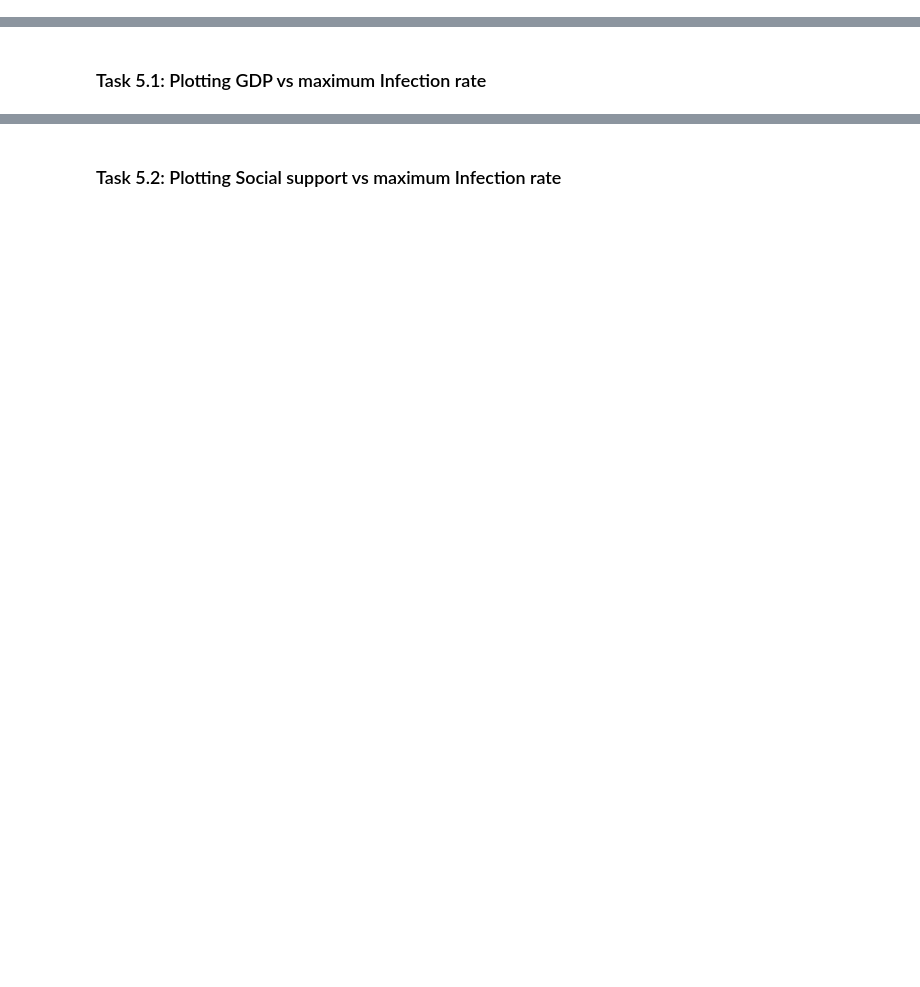
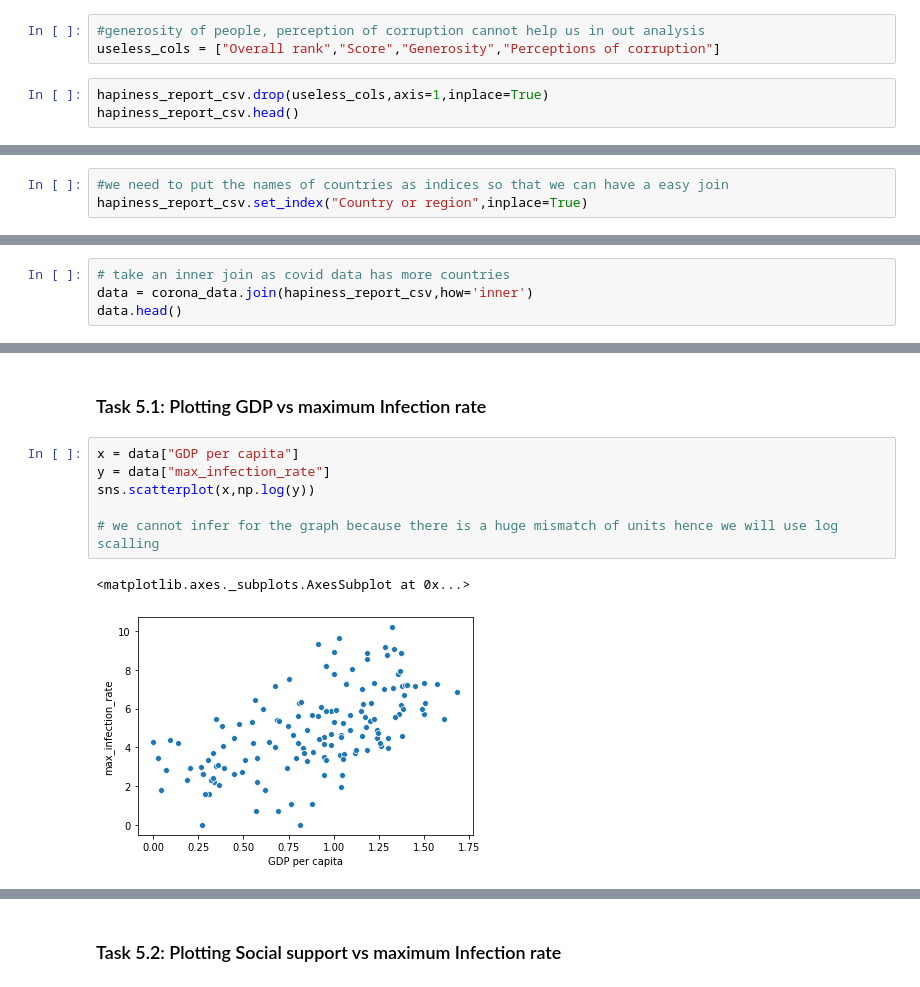
Before and after one commit to zaidqureshi92/coronavirus, a Jupyter notebook: covid19_data_analysis_notebook.ipynb, the cells around one changed output, grey strips where cells are left out. Saved outputs shown, nothing was run; the diff lists cells and outputs as text; blank space fills up the shorter version.

```diff
--- a/covid19_data_analysis_notebook.ipynb
+++ b/covid19_data_analysis_notebook.ipynb
@@ -173,2 +185,8 @@ corona_data.head()
 # %% [markdown]
 ### Task 4.2: let's drop the useless columns
+# %%
+#generosity of people, perception of corruption cannot help us in out analysis
+useless_cols = ["Overall rank","Score","Generosity","Perceptions of corruption"]
+# %%
+hapiness_report_csv.drop(useless_cols,axis=1,inplace=True)
+hapiness_report_csv.head()
@@ -175,5 +201,8 @@ corona_data.head()
 # %% [markdown]
 ### Task 4.3: changing the indices of the dataframe
+# %%
+#we need to put the names of countries as indices so that we can have a easy join
+hapiness_report_csv.set_index("Country or region",inplace=True)
 # %% [markdown]
 ### Task4.4: now let's join two dataset we have prepared
 # %% [markdown]
@@ -182,0 +231,4 @@ corona_data.head()
+# %%
+# take an inner join as covid data has more countries
+data = corona_data.join(hapiness_report_csv,how='inner')
+data.head()
@@ -188,2 +266,11 @@ our Analysis is not finished unless we visualize the results in terms figures an
 # %% [markdown]
 ### Task 5.1: Plotting GDP vs maximum Infection rate
+# %%
+x = data["GDP per capita"]
+y = data["max_infection_rate"]
+sns.scatterplot(x,np.log(y))
+
+# we cannot infer for the graph because there is a huge mismatch of units hence we will use log scalling
+# %% [output]
+<matplotlib.axes._subplots.AxesSubplot at 0x...>
+[figure, added]
```
Also changed, not shown: parts of 17 cells of this notebook.
